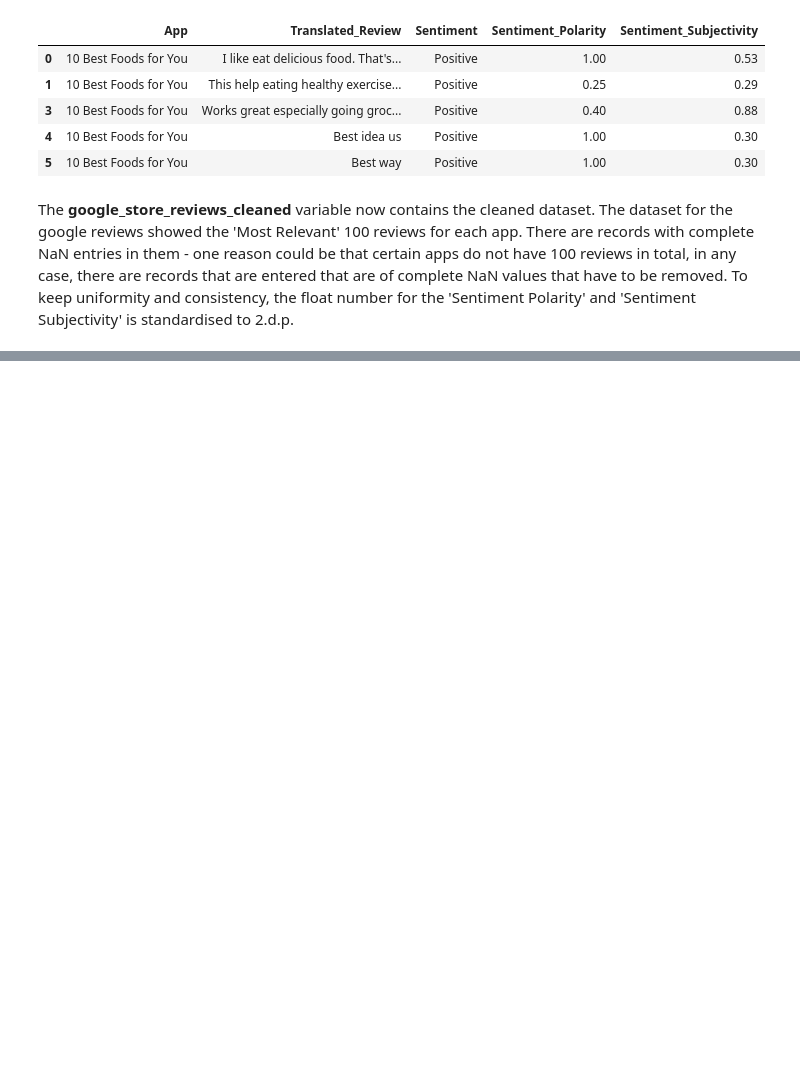
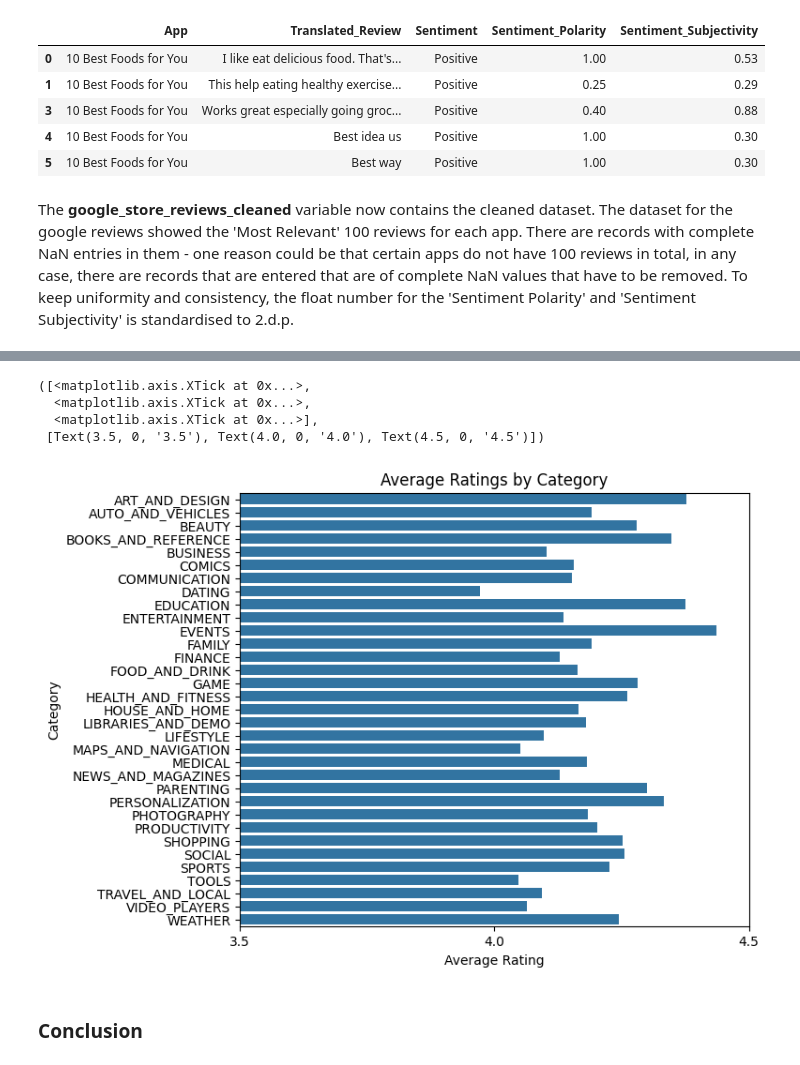
Before and after one commit to usama-asghar1/VisualisationProject, a Jupyter notebook: Visualisation_Project.ipynb, the cells around one changed output, grey strips where cells are left out. Drawn from its saved outputs; the diff is of its cells as text; code cells hidden in the pictures; blank space fills up the shorter version.

```diff
--- a/Visualisation_Project.ipynb
+++ b/Visualisation_Project.ipynb
@@ -197,0 +202,4 @@ I will compare the distribution of ratings across all the categories to compare
+# %%
+# Calculate the average rating grouped by category and create a new dataframe to hold this data
+avg_rating_by_category = google_store_cleaned.groupby('Category')['Rating'].mean().reset_index()
+avg_rating_by_category.head()
@@ -197,0 +213,19 @@ I will compare the distribution of ratings across all the categories to compare
+# %%
+# Plot a barplot using seaborn  and set the title and labels
+# Use matplotlob to set the size, change the range of the x values and set the new ticks
+plt.figure(figsize=(7, 6))
+sns.barplot(x='Rating', y='Category', data=avg_rating_by_category).set(
+    title='Average Ratings by Category',
+    xlabel='Average Rating',
+    ylabel='Category'
+)
+plt.xlim(3.5, 4.5)
+plt.xticks([3.5, 4, 4.5])
+# %% [output]
+([<matplotlib.axis.XTick at 0x...>,
+  <matplotlib.axis.XTick at 0x...>,
+  <matplotlib.axis.XTick at 0x...>],
+ [Text(3.5, 0, '3.5'), Text(4.0, 0, '4.0'), Text(4.5, 0, '4.5')])
+[figure, added]
+# %% [markdown]
+### Conclusion
```
Also changed, not shown: parts of 17 cells of this notebook.
